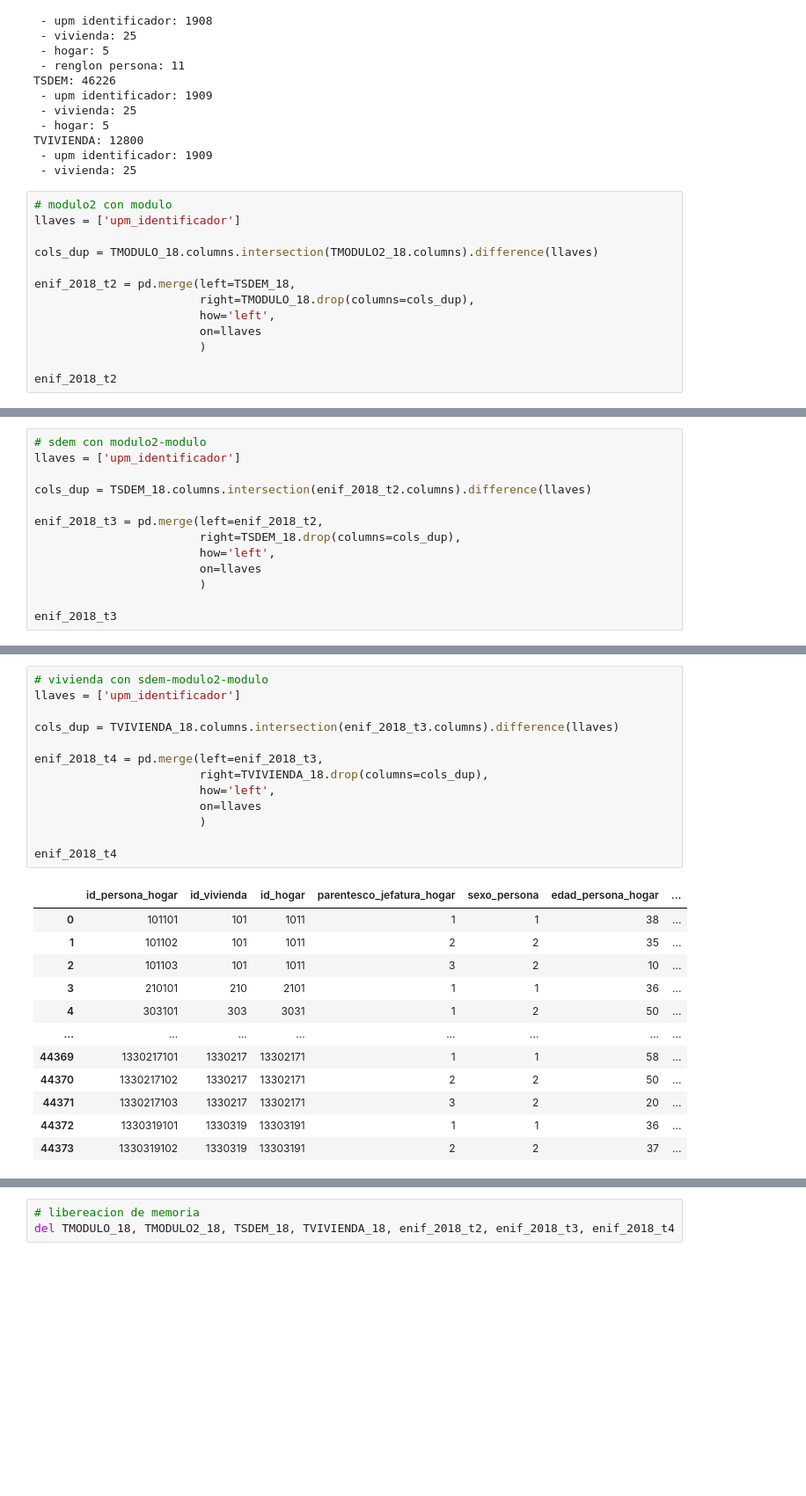
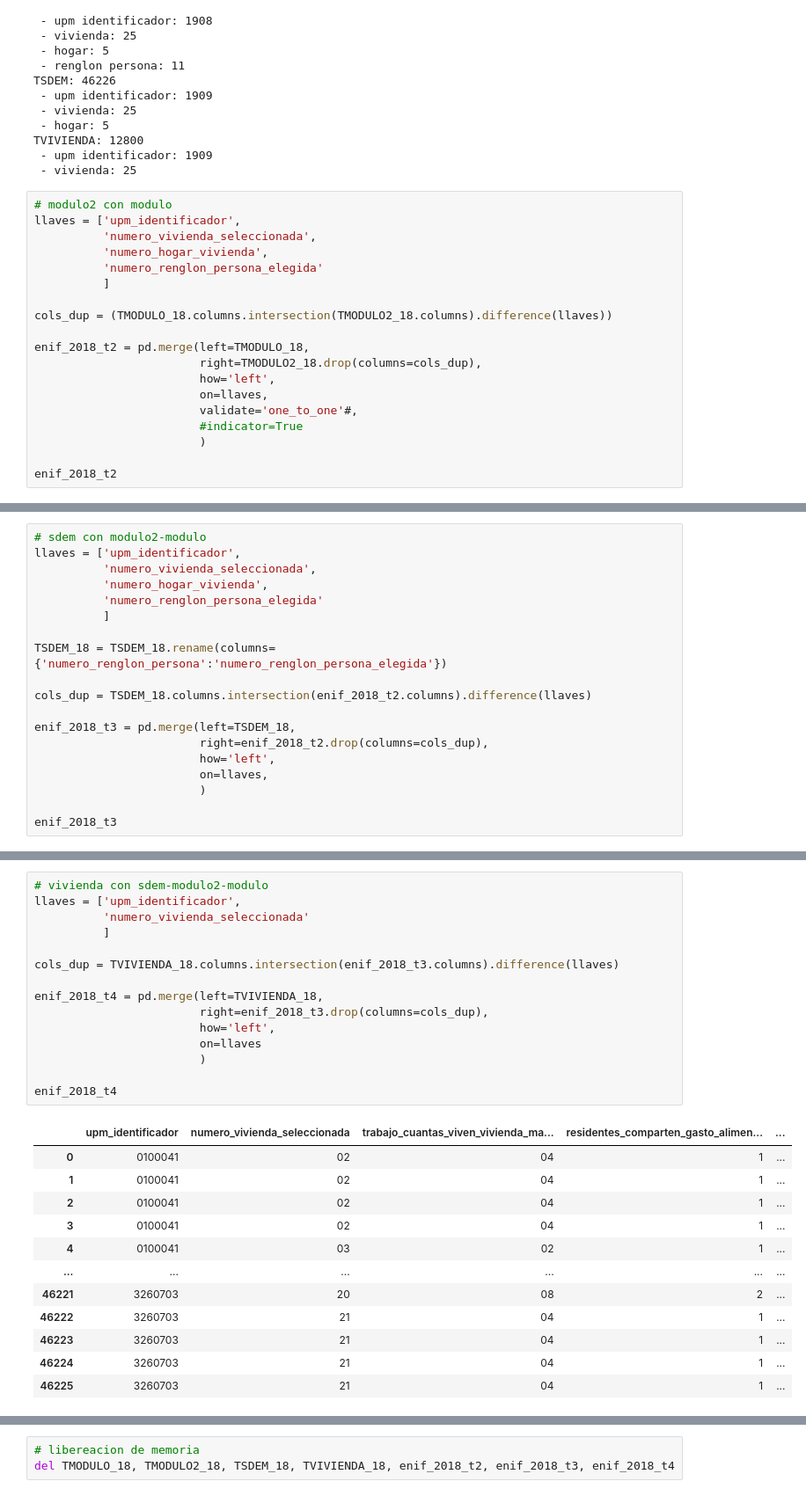
Before and after one commit to brau126/develop_data_science, a Jupyter notebook: Academic/Diplomado/Proyecto/Exploracion_TAD.ipynb, the cells around one changed output, grey strips where cells are left out. Shown at 88% size. Drawn from its saved outputs; the diff is of its cells as text; blank space fills up the shorter version.

```diff
--- a/Academic/Diplomado/Proyecto/Exploracion_TAD.ipynb
+++ b/Academic/Diplomado/Proyecto/Exploracion_TAD.ipynb
@@ -1335,14 +1360,20 @@ TVIVIENDA: 12800
  - vivienda: 25
 # %%
 # modulo2 con modulo
-llaves = ['upm_identificador']
+llaves = ['upm_identificador',
+          'numero_vivienda_seleccionada',
+          'numero_hogar_vivienda',
+          'numero_renglon_persona_elegida'
+          ]
 
-cols_dup = TMODULO_18.columns.intersection(TMODULO2_18.columns).difference(llaves)
+cols_dup = (TMODULO_18.columns.intersection(TMODULO2_18.columns).difference(llaves))
 
-enif_2018_t2 = pd.merge(left=TSDEM_18,
-                        right=TMODULO_18.drop(columns=cols_dup),
+enif_2018_t2 = pd.merge(left=TMODULO_18,
+                        right=TMODULO2_18.drop(columns=cols_dup),
                         how='left',
-                        on=llaves
+                        on=llaves,
+                        validate='one_to_one'#,
+                        #indicator=True
                         )
 
 enif_2018_t2
@@ -1363,13 +1394,19 @@ enif_2018_t2
 # %%
 # sdem con modulo2-modulo
-llaves = ['upm_identificador']
+llaves = ['upm_identificador',
+          'numero_vivienda_seleccionada',
+          'numero_hogar_vivienda',
+          'numero_renglon_persona_elegida'
+          ]
+
+TSDEM_18 = TSDEM_18.rename(columns={'numero_renglon_persona':'numero_renglon_persona_elegida'})
 
 cols_dup = TSDEM_18.columns.intersection(enif_2018_t2.columns).difference(llaves)
 
-enif_2018_t3 = pd.merge(left=enif_2018_t2,
-                        right=TSDEM_18.drop(columns=cols_dup),
+enif_2018_t3 = pd.merge(left=TSDEM_18,
+                        right=enif_2018_t2.drop(columns=cols_dup),
                         how='left',
-                        on=llaves
+                        on=llaves,
                         )
 
 enif_2018_t3
@@ -1376,26 +1427,28 @@ enif_2018_t3
 # %%
 # vivienda con sdem-modulo2-modulo
-llaves = ['upm_identificador']
+llaves = ['upm_identificador',
+          'numero_vivienda_seleccionada'
+          ]
 
 cols_dup = TVIVIENDA_18.columns.intersection(enif_2018_t3.columns).difference(llaves)
 
-enif_2018_t4 = pd.merge(left=enif_2018_t3,
-                        right=TVIVIENDA_18.drop(columns=cols_dup),
+enif_2018_t4 = pd.merge(left=TVIVIENDA_18,
+                        right=enif_2018_t3.drop(columns=cols_dup),
                         how='left',
                         on=llaves
                         )
 
 enif_2018_t4
 # %% [output]
-|  | id_persona_hogar | id_vivienda | id_hogar | parentesco_jefatura_hogar | sexo_persona | edad_persona_hogar | ... |
-| 0 | 101101 | 101 | 1011 | 1 | 1 | 38 | ... |
-| 1 | 101102 | 101 | 1011 | 2 | 2 | 35 | ... |
-| 2 | 101103 | 101 | 1011 | 3 | 2 | 10 | ... |
-| 3 | 210101 | 210 | 2101 | 1 | 1 | 36 | ... |
-| 4 | 303101 | 303 | 3031 | 1 | 2 | 50 | ... |
-| ... | ... | ... | ... | ... | ... | ... | ... |
-| 44369 | 1330217101 | 1330217 | 13302171 | 1 | 1 | 58 | ... |
-| 44370 | 1330217102 | 1330217 | 13302171 | 2 | 2 | 50 | ... |
-| 44371 | 1330217103 | 1330217 | 13302171 | 3 | 2 | 20 | ... |
-| 44372 | 1330319101 | 1330319 | 13303191 | 1 | 1 | 36 | ... |
-| 44373 | 1330319102 | 1330319 | 13303191 | 2 | 2 | 37 | ... |
+|  | upm_identificador | numero_vivienda_seleccionada | trabajo_cuantas_viven_vivienda_ma... | residentes_comparten_gasto_alimen... | ... |
+| 0 | 0100041 | 02 | 04 | 1 | ... |
+| 1 | 0100041 | 02 | 04 | 1 | ... |
+| 2 | 0100041 | 02 | 04 | 1 | ... |
+| 3 | 0100041 | 02 | 04 | 1 | ... |
+| 4 | 0100041 | 03 | 02 | 1 | ... |
+| ... | ... | ... | ... | ... | ... |
+| 46221 | 3260703 | 20 | 08 | 2 | ... |
+| 46222 | 3260703 | 21 | 04 | 1 | ... |
+| 46223 | 3260703 | 21 | 04 | 1 | ... |
+| 46224 | 3260703 | 21 | 04 | 1 | ... |
+| 46225 | 3260703 | 21 | 04 | 1 | ... |
```
Also changed, not shown: parts of 44 cells of this notebook, 1 other file.
